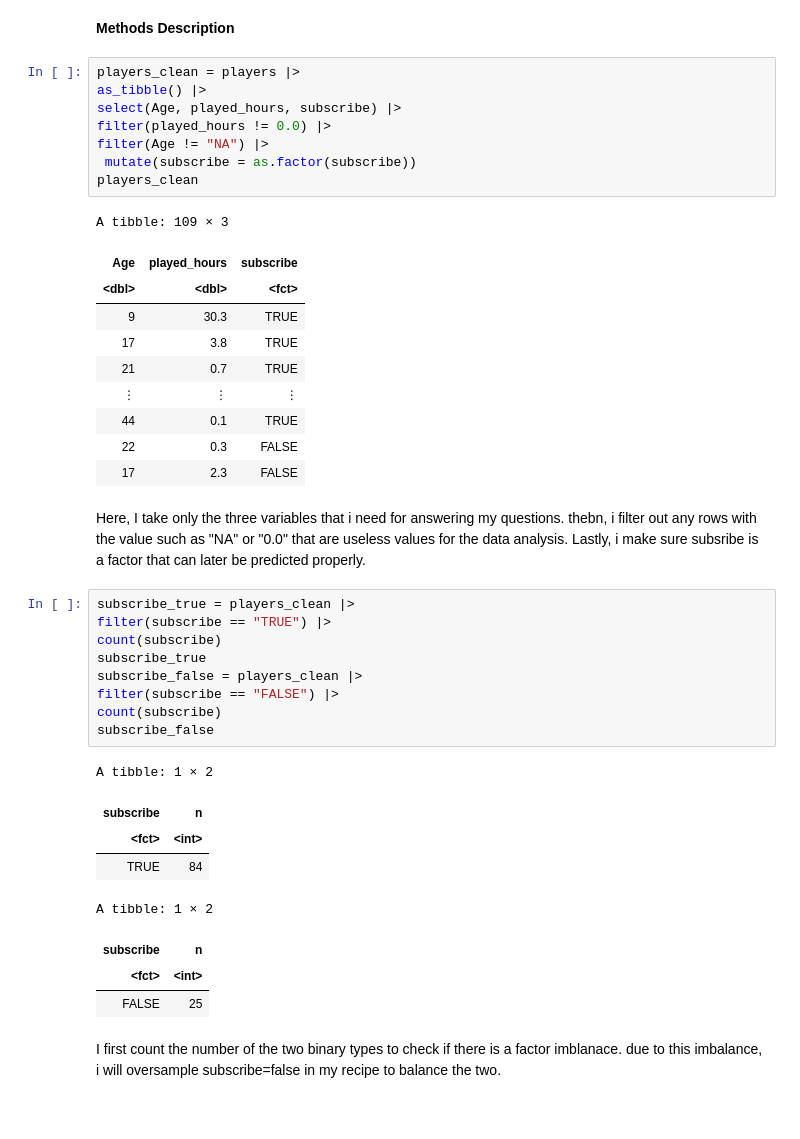
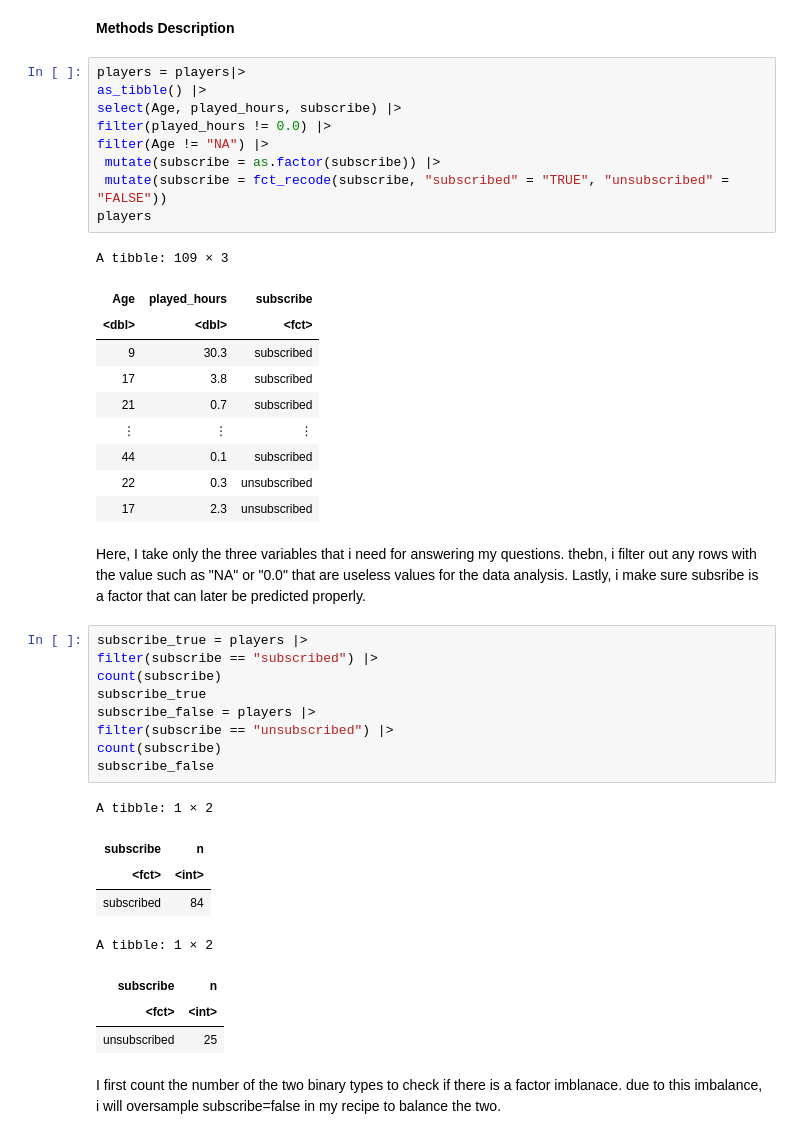
Before and after one commit to wwu0716/nick-project-, a Jupyter notebook: project_original.ipynb, the cells around one changed output. Drawn from its saved outputs; the diff is of its cells as text.

```diff
--- a/project_original.ipynb
+++ b/project_original.ipynb
@@ -100,44 +78,45 @@ The dataset may contain missing or inconsistent values, which will be addressed
 # %% [markdown]
 **Methods Description**
 # %%
-players_clean = players |>
+players = players|>
 as_tibble() |>
 select(Age, played_hours, subscribe) |>
 filter(played_hours != 0.0) |>
 filter(Age != "NA") |>
- mutate(subscribe = as.factor(subscribe))
-players_clean
+ mutate(subscribe = as.factor(subscribe)) |>
+ mutate(subscribe = fct_recode(subscribe, "subscribed" = "TRUE", "unsubscribed" = "FALSE"))
+players
 # %% [output]
 A tibble: 109 × 3
 | Age | played_hours | subscribe |
 | <dbl> | <dbl> | <fct> |
-| 9 | 30.3 | TRUE |
-| 17 | 3.8 | TRUE |
-| 21 | 0.7 | TRUE |
+| 9 | 30.3 | subscribed |
+| 17 | 3.8 | subscribed |
+| 21 | 0.7 | subscribed |
 | ⋮ | ⋮ | ⋮ |
-| 44 | 0.1 | TRUE |
-| 22 | 0.3 | FALSE |
-| 17 | 2.3 | FALSE |
+| 44 | 0.1 | subscribed |
+| 22 | 0.3 | unsubscribed |
+| 17 | 2.3 | unsubscribed |
 # %% [markdown]
 Here, I take only the three variables that i need for answering my questions. thebn, i filter out any rows with the value such as "NA" or "0.0" that are useless values for the data analysis. Lastly, i make sure subsribe is a factor that can later be predicted properly.
 # %%
-subscribe_true = players_clean |>
-filter(subscribe == "TRUE") |>
+subscribe_true = players |>
+filter(subscribe == "subscribed") |>
 count(subscribe)
 subscribe_true
-subscribe_false = players_clean |>
-filter(subscribe == "FALSE") |>
+subscribe_false = players |>
+filter(subscribe == "unsubscribed") |>
 count(subscribe)
 subscribe_false
 # %% [output]
 A tibble: 1 × 2
 | subscribe | n |
 | <fct> | <int> |
-| TRUE | 84 |
+| subscribed | 84 |
 A tibble: 1 × 2
 | subscribe | n |
 | <fct> | <int> |
-| FALSE | 25 |
+| unsubscribed | 25 |
 # %% [markdown]
 I first count the number of the two binary types to check if there is a factor imblanace. due to this imbalance, i will oversample subscribe=false in my recipe to balance the two.
 # %%
```
Also changed, not shown: parts of 12 cells of this notebook.
